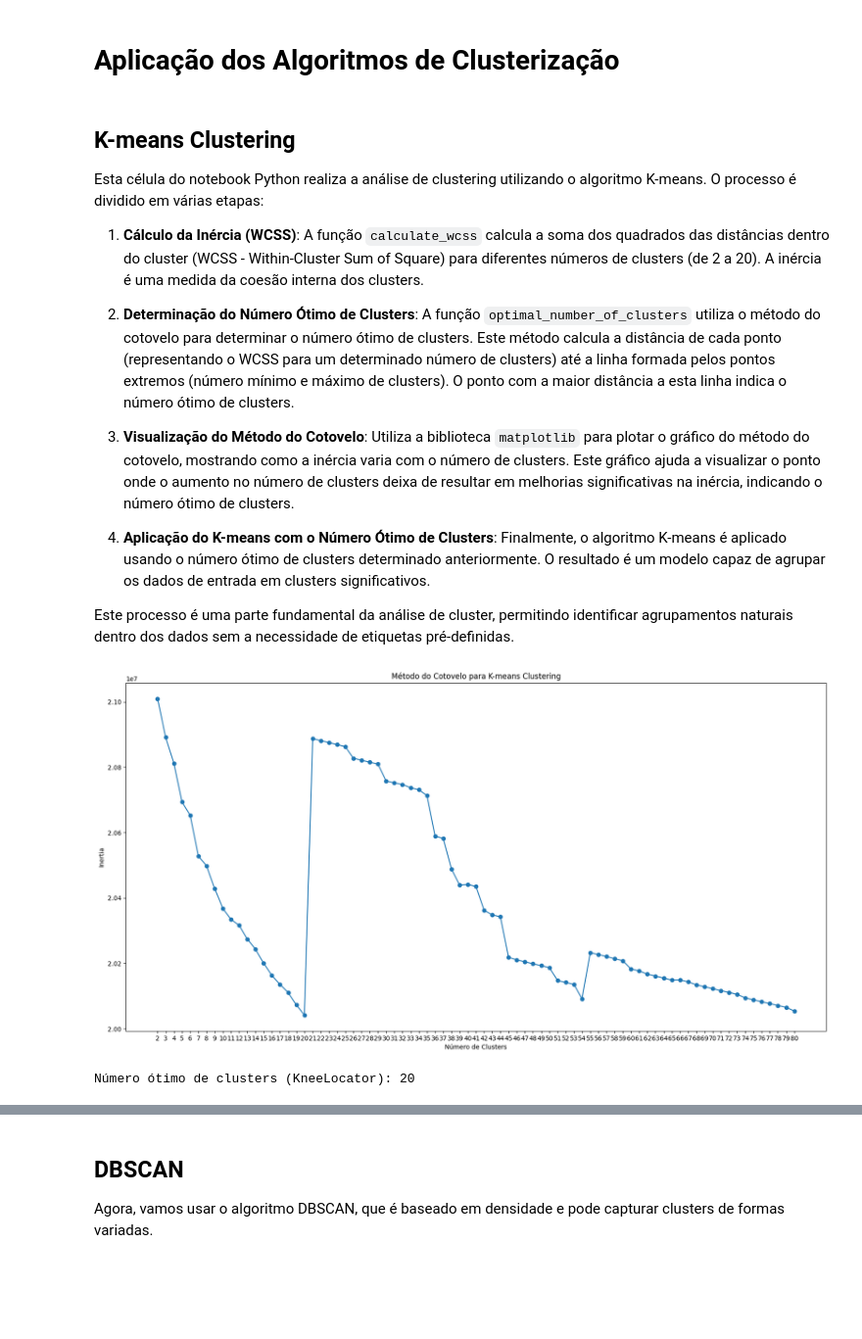
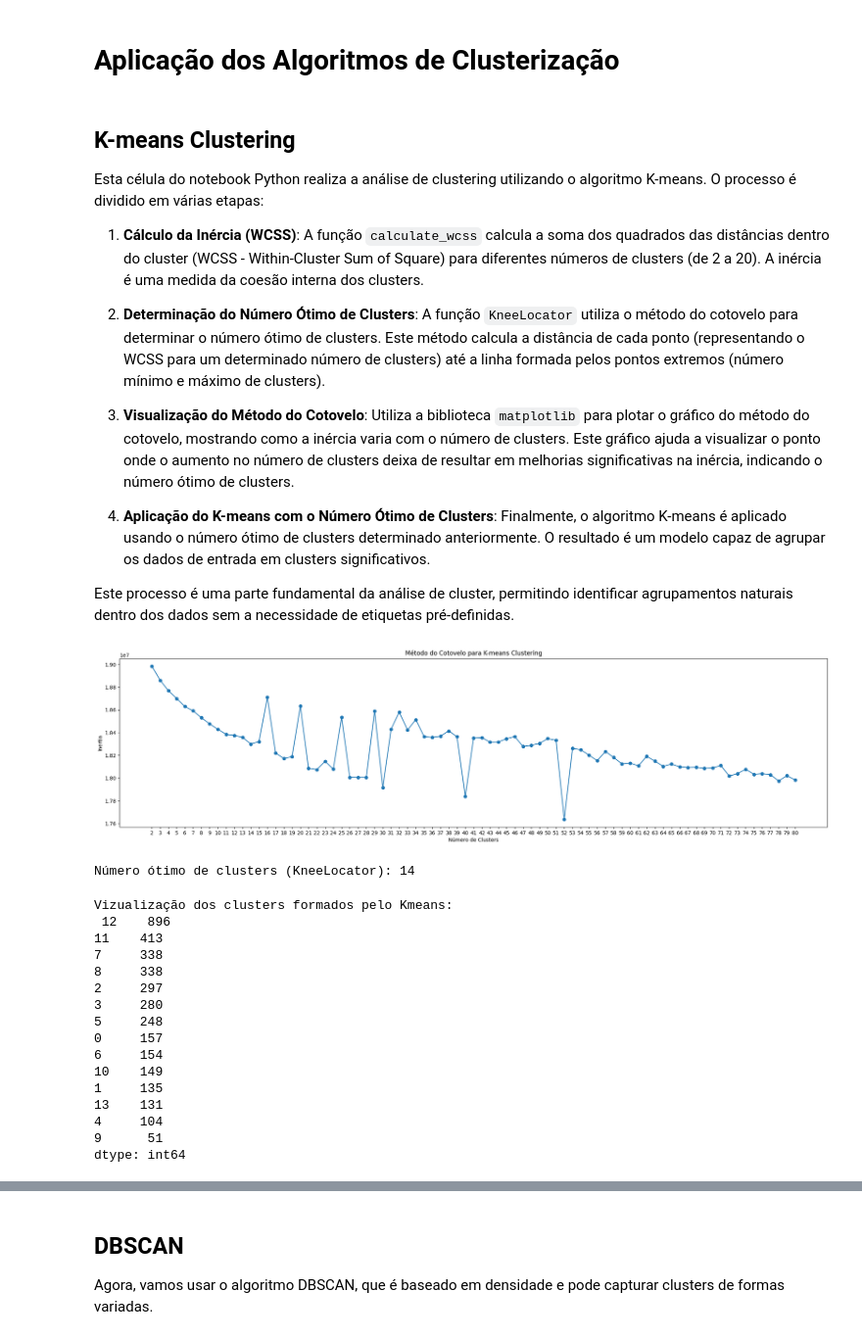
Before and after one commit to antonnyvictor18/data-mining, a Jupyter notebook: TP4/ml-1m/notebook.ipynb, the cells around one changed output, grey strips where cells are left out. Shown at 98% size. Saved outputs shown, nothing was run; the diff lists cells and outputs as text; code cells hidden in the pictures; blank space fills up the shorter version.

```diff
--- a/TP4/ml-1m/notebook.ipynb
+++ b/TP4/ml-1m/notebook.ipynb
@@ -202,3 +293,7 @@ dtype: int64
+# %%
+user_median_ratings = ratings.groupby('user_id')['rating'].median()
+users_outliers = user_median_ratings[(user_median_ratings >= 4.7) | (user_median_ratings <= 2)].index
+ratings_filtered = deepcopy(ratings[~ratings['user_id'].isin(users_outliers)])
 # %% [markdown]
 ## Matriz de Avaliações
 # %%
@@ -259,28 +330,2 @@ ratings_matrix com NaNs substituídos pela mediana: [[5. 4. 4. ... 4. 4. 3.]
 # %% [markdown]
 ## Normalização dos Dados
-# %%
-def normalize_data(matrix):
-    """
-    Normaliza os dados de uma matriz, ajustando-os para terem média 0 e desvio padrão 1 em cada linha.
-
-    Parâmetros:
-    - matrix (np.ndarray): A matriz de entrada.
-
-    Retorna:
-    - np.ndarray: A matriz normalizada.
-    """
-    # Calcula a média e o desvio padrão de cada linha
-    row_means = np.mean(matrix, axis=1, keepdims=True)
-    row_stds = np.std(matrix, axis=1, keepdims=True)
-
-    # Evita divisão por zero
-    row_stds[row_stds == 0] = 1
-
-    # Normaliza os dados
-    normalized_matrix = (matrix - row_means) / row_stds
-
-    return normalized_matrix
-
-# Normaliza a matriz preenchida com medianas
-ratings_matrix_np_normalized = normalize_data(ratings_matrix_np_filled_median)
-print(f'ratings_matrix normalizada: {ratings_matrix_np_normalized}')
@@ -335,7 +373,7 @@ Esta célula do notebook Python realiza a análise de clustering utilizando o al
 
 1. **Cálculo da Inércia (WCSS)**: A função `calculate_wcss` calcula a soma dos quadrados das distâncias dentro do cluster (WCSS - Within-Cluster Sum of Square) para diferentes números de clusters (de 2 a 20). A inércia é uma medida da coesão interna dos clusters.
 
-2. **Determinação do Número Ótimo de Clusters**: A função `optimal_number_of_clusters` utiliza o método do cotovelo para determinar o número ótimo de clusters. Este método calcula a distância de cada ponto (representando o WCSS para um determinado número de clusters) até a linha formada pelos pontos extremos (número mínimo e máximo de clusters). O ponto com a maior distância a esta linha indica o número ótimo de clusters.
+2. **Determinação do Número Ótimo de Clusters**: A função `KneeLocator` utiliza o método do cotovelo para determinar o número ótimo de clusters. Este método calcula a distância de cada ponto (representando o WCSS para um determinado número de clusters) até a linha formada pelos pontos extremos (número mínimo e máximo de clusters).
 
 3. **Visualização do Método do Cotovelo**: Utiliza a biblioteca `matplotlib` para plotar o gráfico do método do cotovelo, mostrando como a inércia varia com o número de clusters. Este gráfico ajuda a visualizar o ponto onde o aumento no número de clusters deixa de resultar em melhorias significativas na inércia, indicando o número ótimo de clusters.
 
@@ -343,34 +381,38 @@ Esta célula do notebook Python realiza a análise de clustering utilizando o al
 
 Este processo é uma parte fundamental da análise de cluster, permitindo identificar agrupamentos naturais dentro dos dados sem a necessidade de etiquetas pré-definidas.
 # %%
-def calculate_wcss(data):
-    inertia = []
-    for n in range(2, 81):
-        kmeans = KMeans(n_clusters=n, random_state=42)
-        kmeans.fit(X=data)
-        inertia.append(kmeans.inertia_)
-
-    return inertia
-
-
-
 inertia = calculate_wcss(ratings_matrix_np_normalized)
-plt.figure(figsize=(20, 10))
+plt.figure(figsize=(25, 6))
 plt.plot(range(2, 81), inertia, marker='o')
 plt.title('Método do Cotovelo para K-means Clustering')
 plt.xlabel('Número de Clusters')
 plt.ylabel('Inertia')
 plt.xticks(range(2, 81))
 plt.show()
 
-
 kl = KneeLocator(range(2, 81), inertia, curve="convex", direction="decreasing")
 print(f'Número ótimo de clusters (KneeLocator): {kl.elbow}')
 # %% [output]
-[figure, old version]
+[figure, new version]
-Número ótimo de clusters (KneeLocator): 20
+Número ótimo de clusters (KneeLocator): 14
 # %%
-#kmeans = KMeans(n_clusters=4, random_state=42)
 kmeans = KMeans(n_clusters=kl.elbow, random_state=42)
 kmeans_clusters = kmeans.fit_predict(ratings_matrix_np_normalized)
-movies_in_ratings['KMeans_Cluster'] = kmeans_clusters
+print("Vizualização dos clusters formados pelo Kmeans:\n", pd.Series(kmeans_clusters).value_counts())
+# %% [output]
+Vizualização dos clusters formados pelo Kmeans:
+ 12    896
+11    413
+7     338
+8     338
+2     297
+3     280
+5     248
+0     157
+6     154
+10    149
+1     135
+13    131
+4     104
+9      51
+dtype: int64
```
Also changed, not shown: parts of 76 cells of this notebook.
